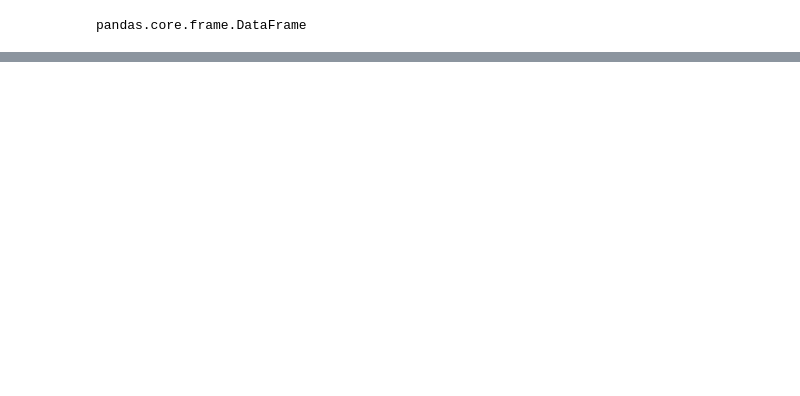
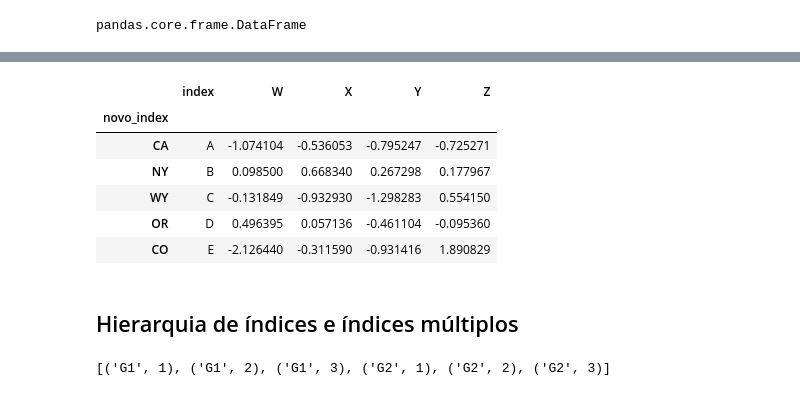
Before and after one commit to pierrialexandervidmar/Formacao_Asimov_DataScience_MachineLearning, a Jupyter notebook: Pandas/Fundamentos.ipynb, the cells around one changed output, grey strips where cells are left out. Cells and saved outputs as stored; diff of their text form; code cells hidden in the pictures; blank space fills up the shorter version.

```diff
--- a/Pandas/Fundamentos.ipynb
+++ b/Pandas/Fundamentos.ipynb
@@ -242,0 +255,4 @@ df[(df['Y'] > 0) & (df['X'] > 0)]
+# %%
+novoind = 'CA NY WY OR CO'.split()
+# %%
+df['novo_index'] = novoind
@@ -242,0 +268,12 @@ df[(df['Y'] > 0) & (df['X'] > 0)]
+# %%
+df.reset_index().set_index('novo_index')
+# %% [output]
+|  | index | W | X | Y | Z |
+| novo_index |  |  |  |  |  |
+| CA | A | -1.074104 | -0.536053 | -0.795247 | -0.725271 |
+| NY | B | 0.098500 | 0.668340 | 0.267298 | 0.177967 |
+| WY | C | -0.131849 | -0.932930 | -1.298283 | 0.554150 |
+| OR | D | 0.496395 | 0.057136 | -0.461104 | -0.095360 |
+| CO | E | -2.126440 | -0.311590 | -0.931416 | 1.890829 |
+# %% [markdown]
+## Hierarquia de índices e índices múltiplos
@@ -242,0 +286,4 @@ df[(df['Y'] > 0) & (df['X'] > 0)]
+# %%
+hier_index
+# %% [output]
+[('G1', 1), ('G1', 2), ('G1', 3), ('G2', 1), ('G2', 2), ('G2', 3)]
```
Also changed, not shown: parts of 27 cells of this notebook, 1 other file.
